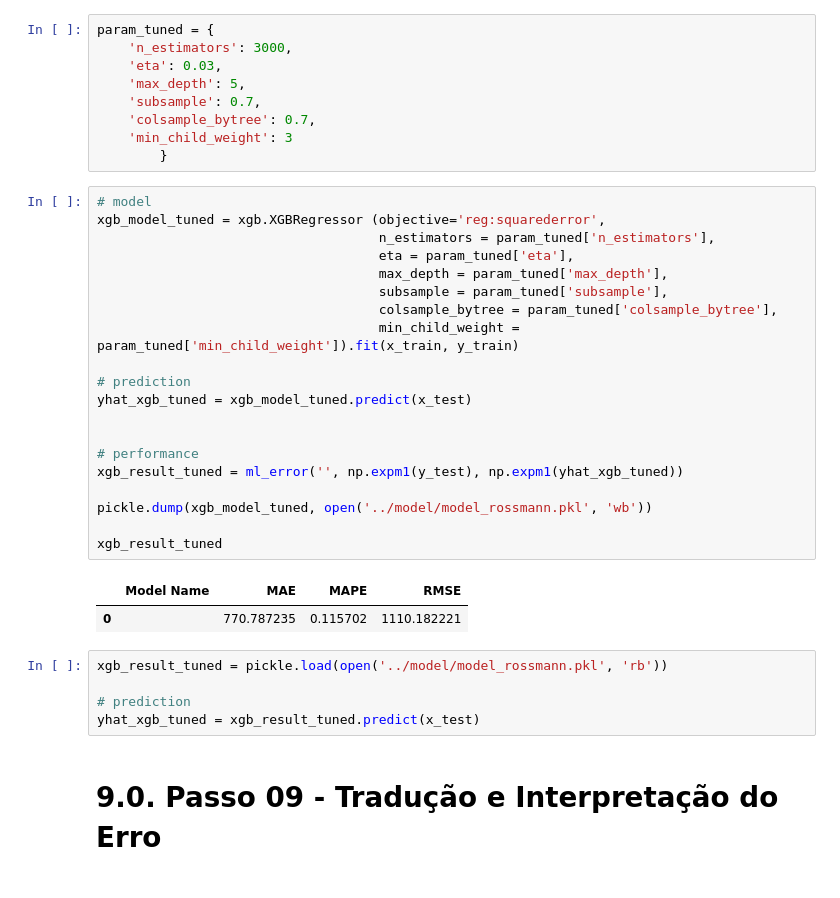
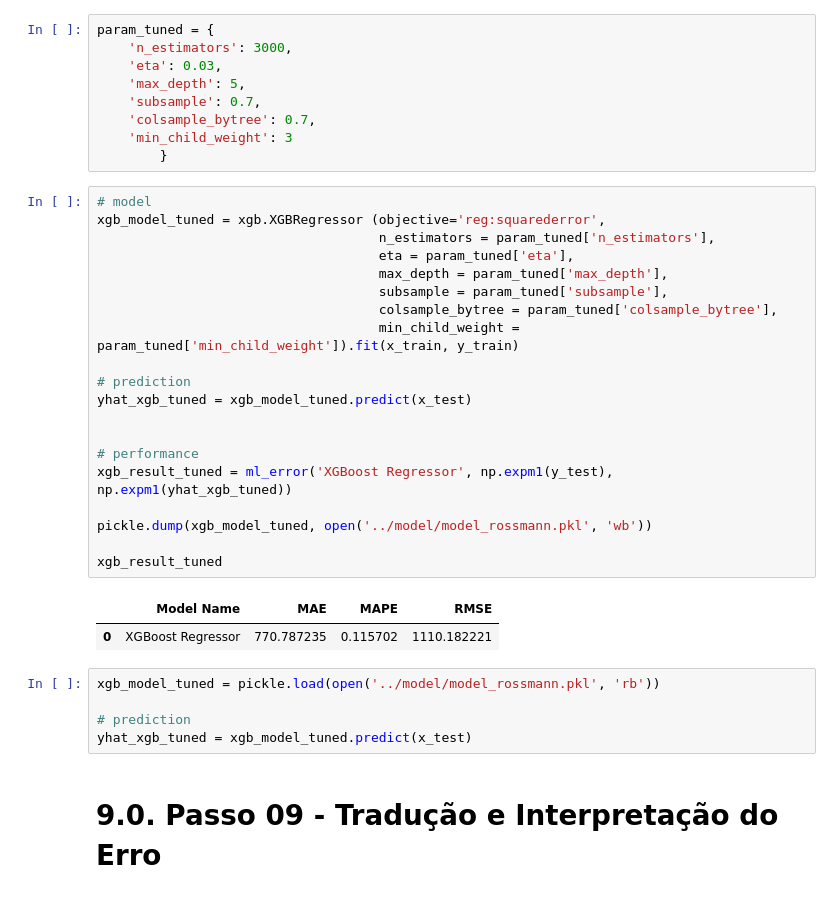
Before and after one commit to Leonamrsm/DS-em-Producao, a Jupyter notebook: Notebooks/rossmann_store_sales_prediction.ipynb, the cells around one changed output. Drawn from its saved outputs; the diff is of its cells as text.

```diff
--- a/Notebooks/rossmann_store_sales_prediction.ipynb
+++ b/Notebooks/rossmann_store_sales_prediction.ipynb
@@ -1381,31 +1375,31 @@ param_tuned = {
 # %%
 # model
 xgb_model_tuned = xgb.XGBRegressor (objective='reg:squarederror',
                                     n_estimators = param_tuned['n_estimators'],
                                     eta = param_tuned['eta'],
                                     max_depth = param_tuned['max_depth'],
                                     subsample = param_tuned['subsample'],
                                     colsample_bytree = param_tuned['colsample_bytree'],
                                     min_child_weight = param_tuned['min_child_weight']).fit(x_train, y_train)
 
 # prediction
 yhat_xgb_tuned = xgb_model_tuned.predict(x_test)
 
 
 # performance
-xgb_result_tuned = ml_error('', np.expm1(y_test), np.expm1(yhat_xgb_tuned))
+xgb_result_tuned = ml_error('XGBoost Regressor', np.expm1(y_test), np.expm1(yhat_xgb_tuned))
 
 pickle.dump(xgb_model_tuned, open('../model/model_rossmann.pkl', 'wb'))
 
 xgb_result_tuned
 # %% [output]
 |  | Model Name | MAE | MAPE | RMSE |
-| 0 |  | 770.787235 | 0.115702 | 1110.182221 |
+| 0 | XGBoost Regressor | 770.787235 | 0.115702 | 1110.182221 |
 # %%
-xgb_result_tuned = pickle.load(open('../model/model_rossmann.pkl', 'rb'))
+xgb_model_tuned = pickle.load(open('../model/model_rossmann.pkl', 'rb'))
 
 # prediction
-yhat_xgb_tuned = xgb_result_tuned.predict(x_test)
+yhat_xgb_tuned = xgb_model_tuned.predict(x_test)
 # %% [markdown]
 # 9.0. Passo 09 - Tradução e Interpretação do Erro
 # %%
```
Also changed, not shown: parts of 23 cells of this notebook, 8 other files.
